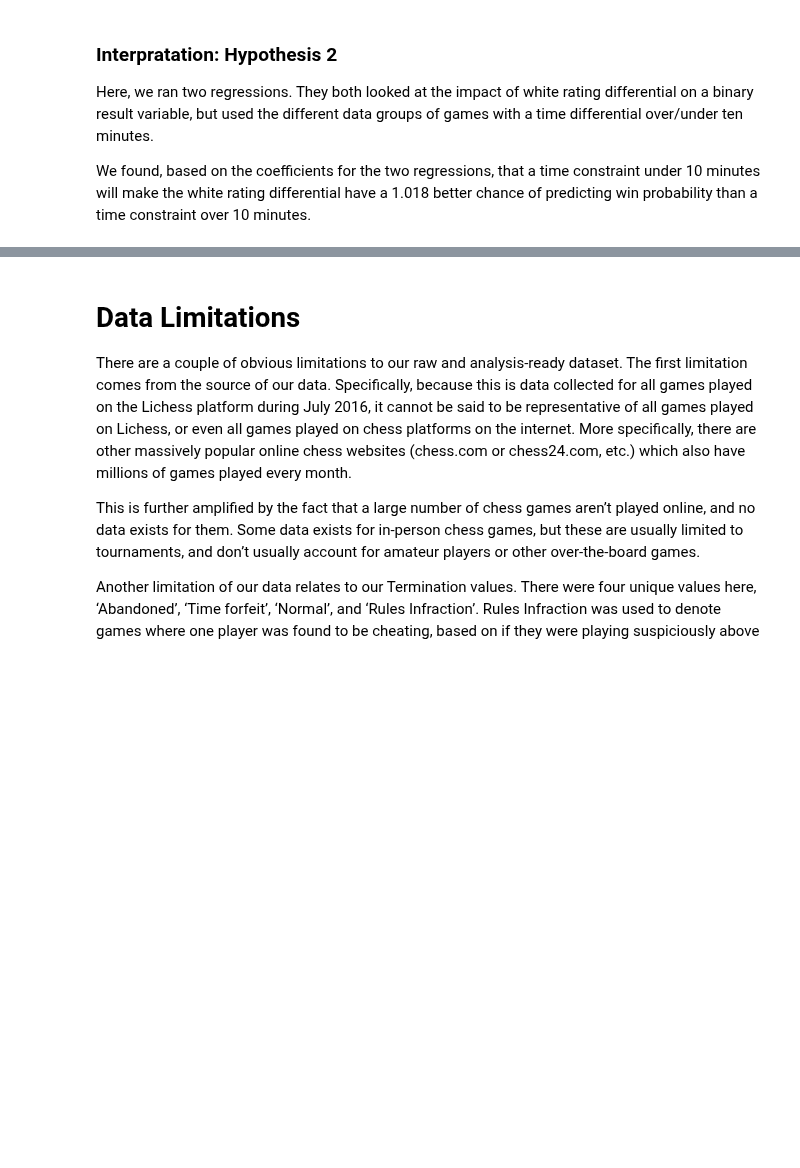
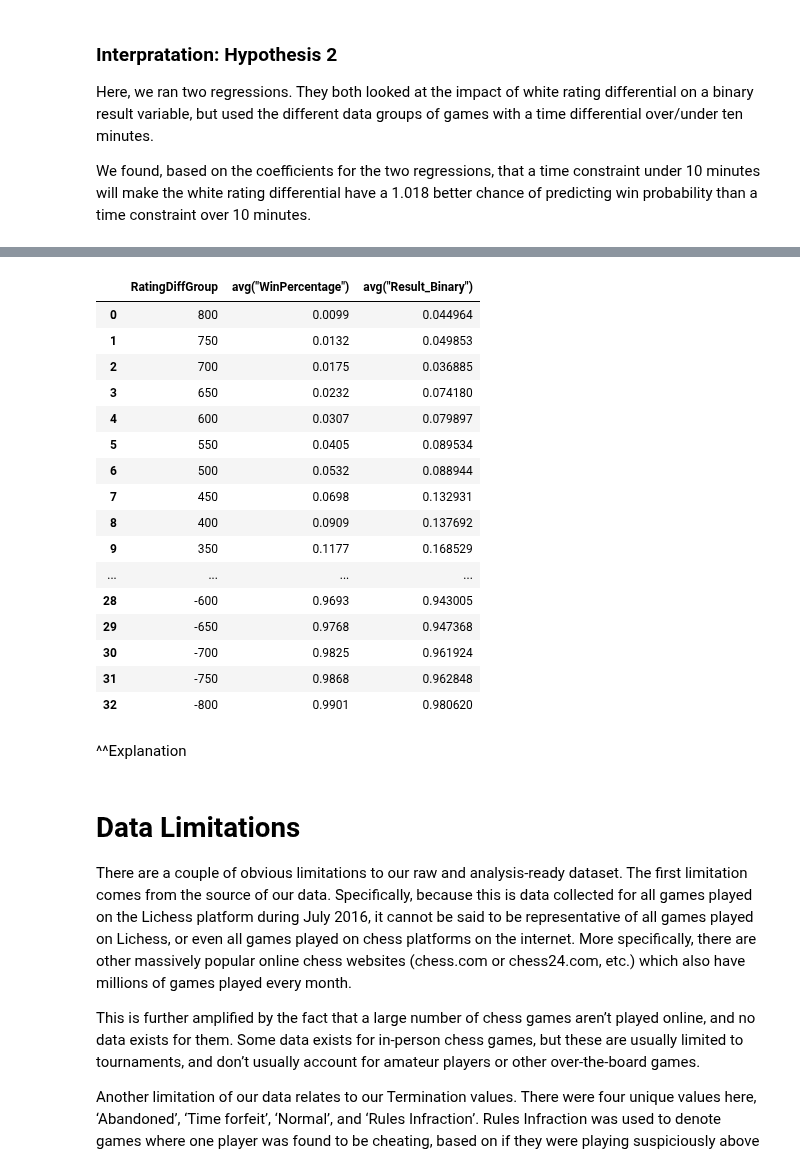
Before and after one commit to jeanie-liu/chess_win_predictor, a Jupyter notebook: phase4.ipynb, the cells around one changed output, grey strips where cells are left out. Drawn from its saved outputs; the diff is of its cells as text; code cells hidden in the pictures; blank space fills up the shorter version.

Commit message:
Rating Diff Comparison
Created a table to compare the differences between Rating Diffs

```diff
--- a/phase4.ipynb
+++ b/phase4.ipynb
@@ -1011,0 +906,3 @@ chess_games_cleaned['RatingDiffGroup'] = np.where(np.logical_and(chess_games_cle
+# %%
+with open("scraping.html", "r") as reader:
+  html_source = reader.read()
@@ -1011,0 +914,2 @@ chess_games_cleaned['RatingDiffGroup'] = np.where(np.logical_and(chess_games_cle
+# %%
+page = BeautifulSoup(html_source, "html.parser")
@@ -1011,0 +920,29 @@ chess_games_cleaned['RatingDiffGroup'] = np.where(np.logical_and(chess_games_cle
+# %%
+page_input = page.find_all("tr")
+# print(page_input)
+
+input_arr = []
+output_arr = []
+
+#referenced/inspired by https://stackoverflow.com/questions/25496999/getting-content-from-last-element-using-beautifulsoup-find-all
+#and https://stackoverflow.com/questions/15490718/beautiful-soup-getting-the-first-child
+
+for child in page.find_all("tr"):
+    input_arr.append(child.find_all("td")[0].string)
+for child in page.find_all("tr"):
+    output_arr.append(child.find_all("td")[1].string)
+
+#print(input_arr)
+#print(output_arr)
+
+elo_data = {'ELORatingDiff' : input_arr, 'WinPercentage' : output_arr}
+
+elo_validate_df = pd.DataFrame(data=elo_data)
+
+#display(elo_validate_df)
+
+elo_validate_df["ELORatingDiff"] = elo_validate_df["ELORatingDiff"].astype(int)
+
+elo_validate_df["WinPercentage"] = elo_validate_df["WinPercentage"].str[:-1].astype(float)/100
+
+display(elo_validate_df)
@@ -1012,3 +1085,29 @@ chess_games_cleaned['RatingDiffGroup'] = np.where(np.logical_and(chess_games_cle
+# %%
+%sql SELECT RatingDiffGroup, AVG(WinPercentage), AVG(Result_Binary) \
+FROM chess_games_cleaned \
+INNER JOIN elo_validate_df ON chess_games_cleaned.RatingDiffGroup = elo_validate_df.ELORatingDiff \
+GROUP BY RatingDiffGroup \
+ORDER BY RatingDiffGroup DESC
+# %% [output]
+|  | RatingDiffGroup | avg("WinPercentage") | avg("Result_Binary") |
+| 0 | 800 | 0.0099 | 0.044964 |
+| 1 | 750 | 0.0132 | 0.049853 |
+| 2 | 700 | 0.0175 | 0.036885 |
+| 3 | 650 | 0.0232 | 0.074180 |
+| 4 | 600 | 0.0307 | 0.079897 |
+| 5 | 550 | 0.0405 | 0.089534 |
+| 6 | 500 | 0.0532 | 0.088944 |
+| 7 | 450 | 0.0698 | 0.132931 |
+| 8 | 400 | 0.0909 | 0.137692 |
+| 9 | 350 | 0.1177 | 0.168529 |
+| ... | ... | ... | ... |
+| 28 | -600 | 0.9693 | 0.943005 |
+| 29 | -650 | 0.9768 | 0.947368 |
+| 30 | -700 | 0.9825 | 0.961924 |
+| 31 | -750 | 0.9868 | 0.962848 |
+| 32 | -800 | 0.9901 | 0.980620 |
+# %% [markdown]
+^^Explanation
 # %% [markdown]
 # Data Limitations
 
```
Also changed, not shown: parts of 11 cells of this notebook.
